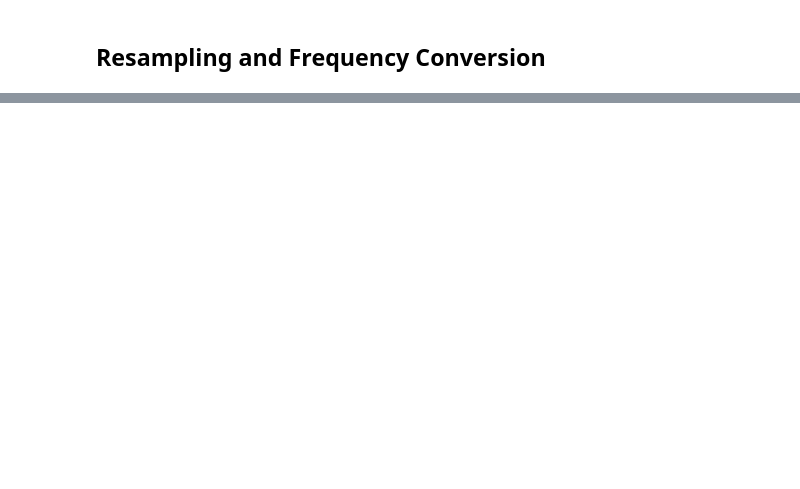
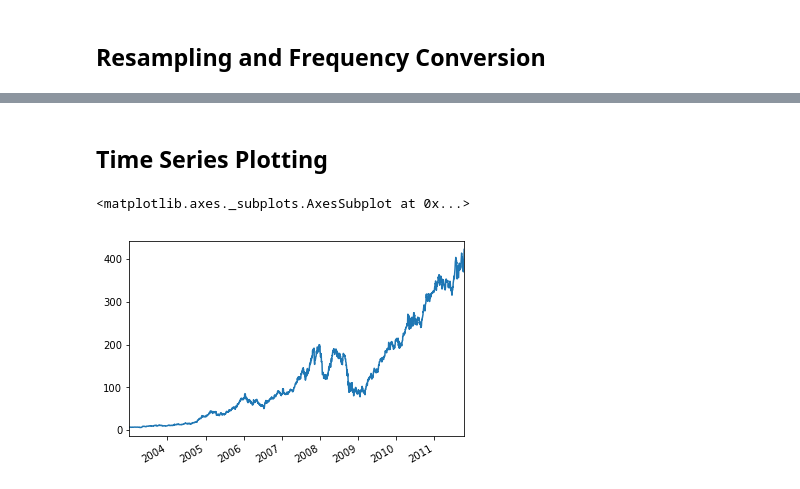
Before and after one commit to hugolu/learn-python, a Jupyter notebook: python-for-data-analysis/ch10-time-series.ipynb, the cells around one changed output, grey strips where cells are left out. Saved outputs shown, nothing was run; the diff lists cells and outputs as text; code cells hidden in the pictures; blank space fills up the shorter version.

```diff
--- a/python-for-data-analysis/ch10-time-series.ipynb
+++ b/python-for-data-analysis/ch10-time-series.ipynb
@@ -491,0 +613,12 @@ data[:5]
+# %% [markdown]
+## Time Series Plotting
+# %%
+close_px_all = pd.read_csv('ch09/stock_px.csv',
+                           parse_dates=True,
+                           index_col=0)
+close_px = close_px_all[['AAPL', 'MSFT', 'XOM']]
+# %%
+close_px['AAPL'].plot()
+# %% [output]
+<matplotlib.axes._subplots.AxesSubplot at 0x...>
+[figure, added]
```
Also changed, not shown: parts of 35 cells of this notebook.
